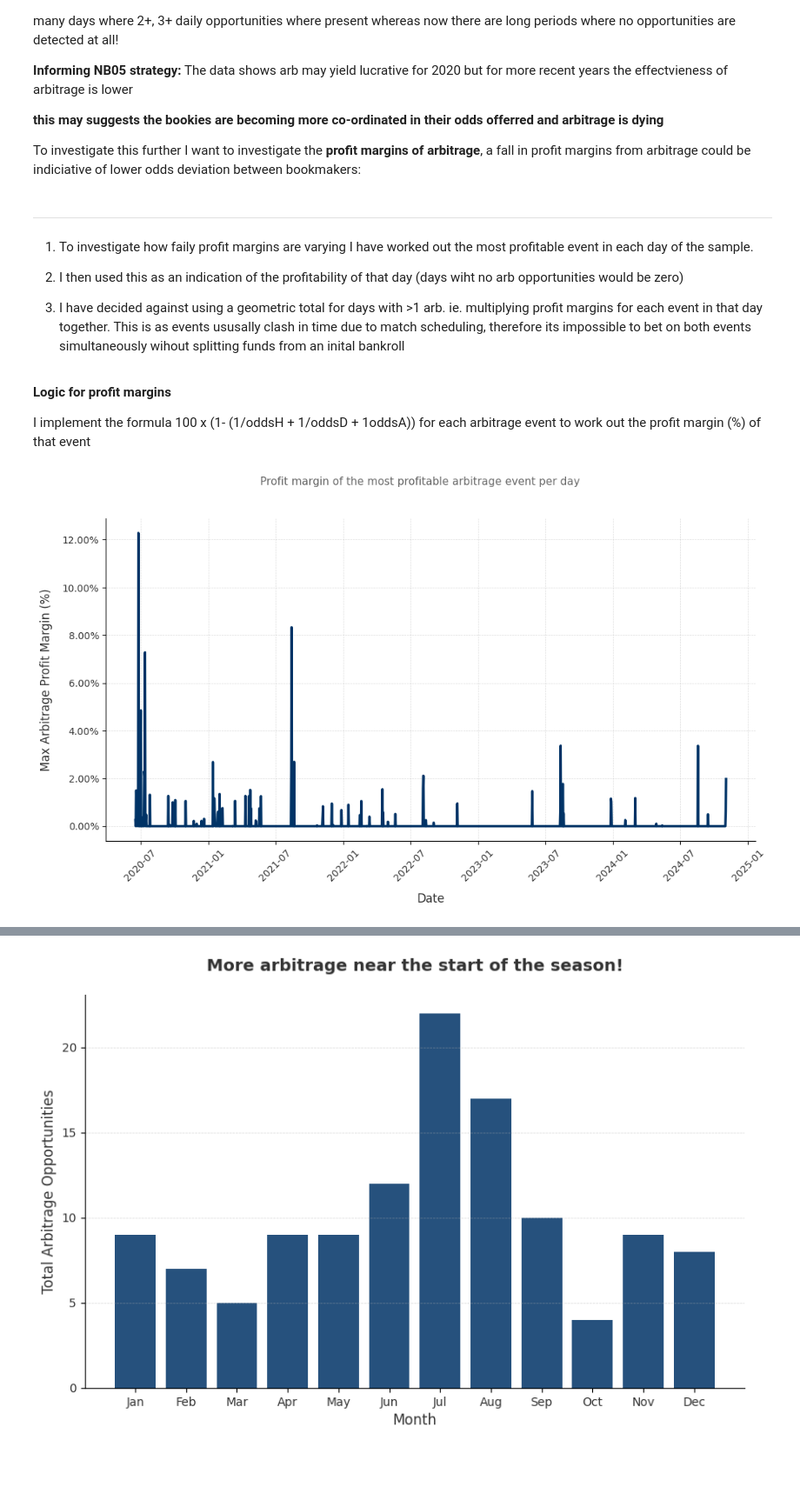
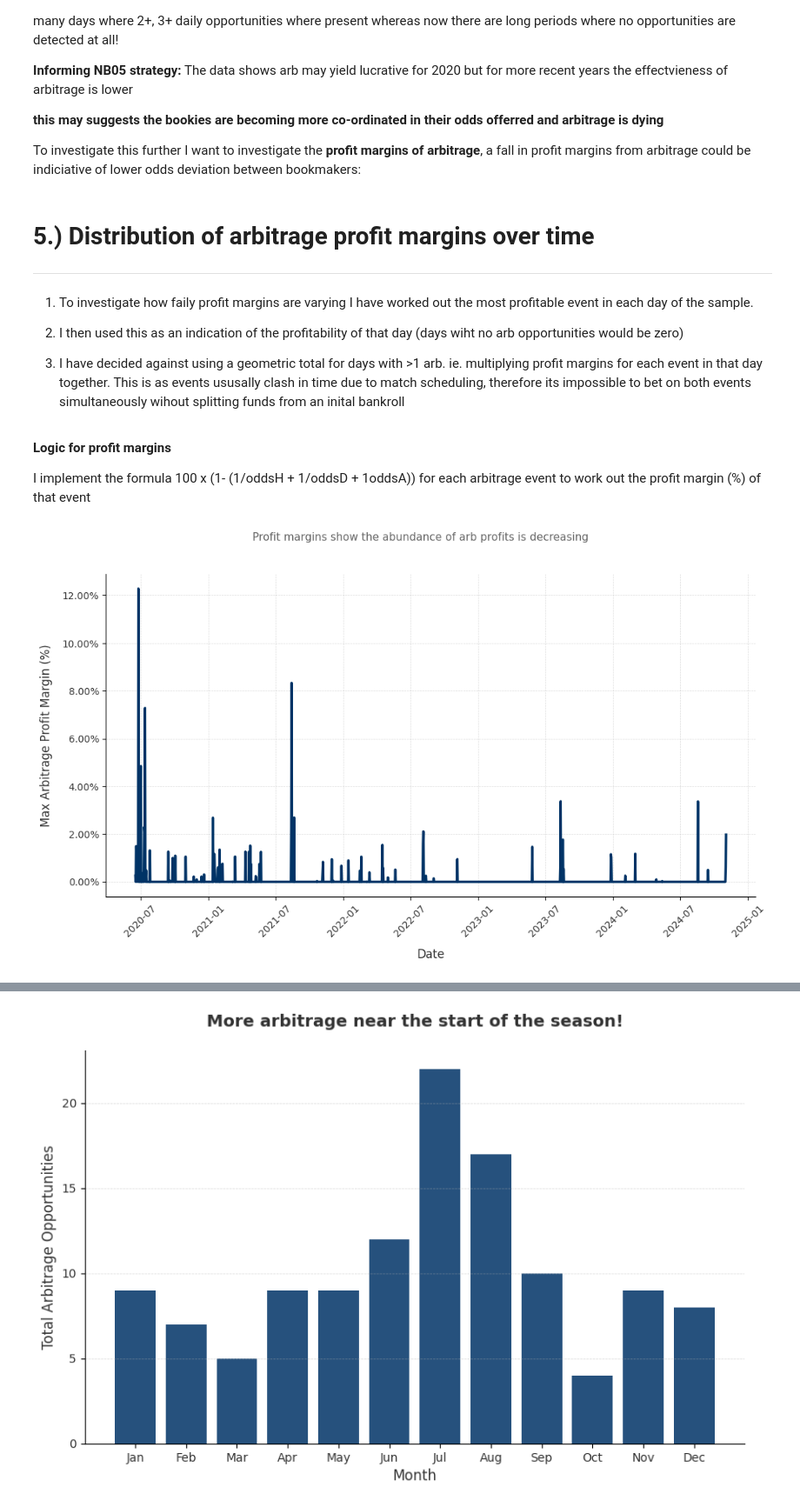
Before and after one commit to thoomkuzhymatthew/EPL_arb_betting, a Jupyter notebook: code/NB04-arbitrage_betting_strategies.ipynb, the cells around one changed output, grey strips where cells are left out. Shown at 87% size. Cells and saved outputs as stored; diff of their text form; code cells hidden in the pictures; blank space fills up the shorter version.

```diff
--- a/code/NB04-arbitrage_betting_strategies.ipynb
+++ b/code/NB04-arbitrage_betting_strategies.ipynb
@@ -162,6 +155,8 @@ Visually we can see there has been a large dropoff in the number of abritrage op
 
 To investigate this further I want to investigate the **profit margins of arbitrage**, a fall in profit margins from arbitrage could be indiciative of lower odds deviation between bookmakers:
 # %% [markdown]
+# 5.) Distribution of arbitrage profit margins over time
+
 ---
 
 1. To investigate how faily profit margins are varying I have worked out the most profitable event in each day of the sample.
@@ -179,16 +174,7 @@ import pandas as pd
 import matplotlib.pyplot as plt
 
 def plot_max_arbitrage_profitability(df):
-    """
-    Computes and plots the maximum arbitrage profit margin per day.
-    If no arbitrage event exists on a day, the profit margin is set to 0.
 
-    Parameters:
-    - df (pd.DataFrame): DataFrame containing fixture odds data.
-
-    Returns:
-    - None (displays a time series plot)
-    """
     required_columns = {"Date", "max_home", "max_away", "max_draw"}
     if not required_columns.issubset(df.columns):
         raise ValueError(f"Missing required columns: {required_columns - set(df.columns)}")
@@ -203,32 +189,32 @@ def plot_max_arbitrage_profitability(df):
     df = df[df["arbitrage_margin"] > 0]
 
     # Get the most profitable arbitrage event per day
     daily_max_profit = df.groupby("Date")["arbitrage_margin"].max()
 
     # Reindex to include all days, filling missing values with 0
     daily_max_profit = daily_max_profit.reindex(pd.date_range(df["Date"].min(), df["Date"].max()), fill_value=0)
 
     # Plot
     plt.figure(figsize=(12, 6))
     plt.plot(daily_max_profit.index, daily_max_profit.values, color="#003366", linewidth=2.5)
 
-    plt.suptitle("Profit margin of the most profitable arbitrage event per day", fontsize=11, color="#666666")
+    plt.suptitle("Profit margins show the abundance of arb profits is decreasing", fontsize=11, color="#666666")
 
     plt.xlabel("Date", fontsize=12, color="#333333", labelpad=10)
     plt.ylabel("Max Arbitrage Profit Margin (%)", fontsize=12, color="#333333", labelpad=10)
 
     plt.gca().yaxis.set_major_formatter(plt.FuncFormatter(lambda x, _: f"{x*100:.2f}%"))
     plt.grid(which="major", linestyle="--", linewidth=0.5, alpha=0.5)
 
     plt.xticks(rotation=45, fontsize=10, color="#333333")
     plt.yticks(fontsize=10, color="#333333")
 
 
     plt.gca().spines["top"].set_visible(False)
     plt.gca().spines["right"].set_visible(False)
     plt.savefig("../data/visualisations/arb_betting_strategies/arbitrage_profit_margin_timeline.png", bbox_inches='tight')
 
 
 plot_max_arbitrage_profitability(merged_df)
 # %% [output]
-[figure, old version]
+[figure, new version]
```
Also changed, not shown: parts of 24 cells of this notebook.
